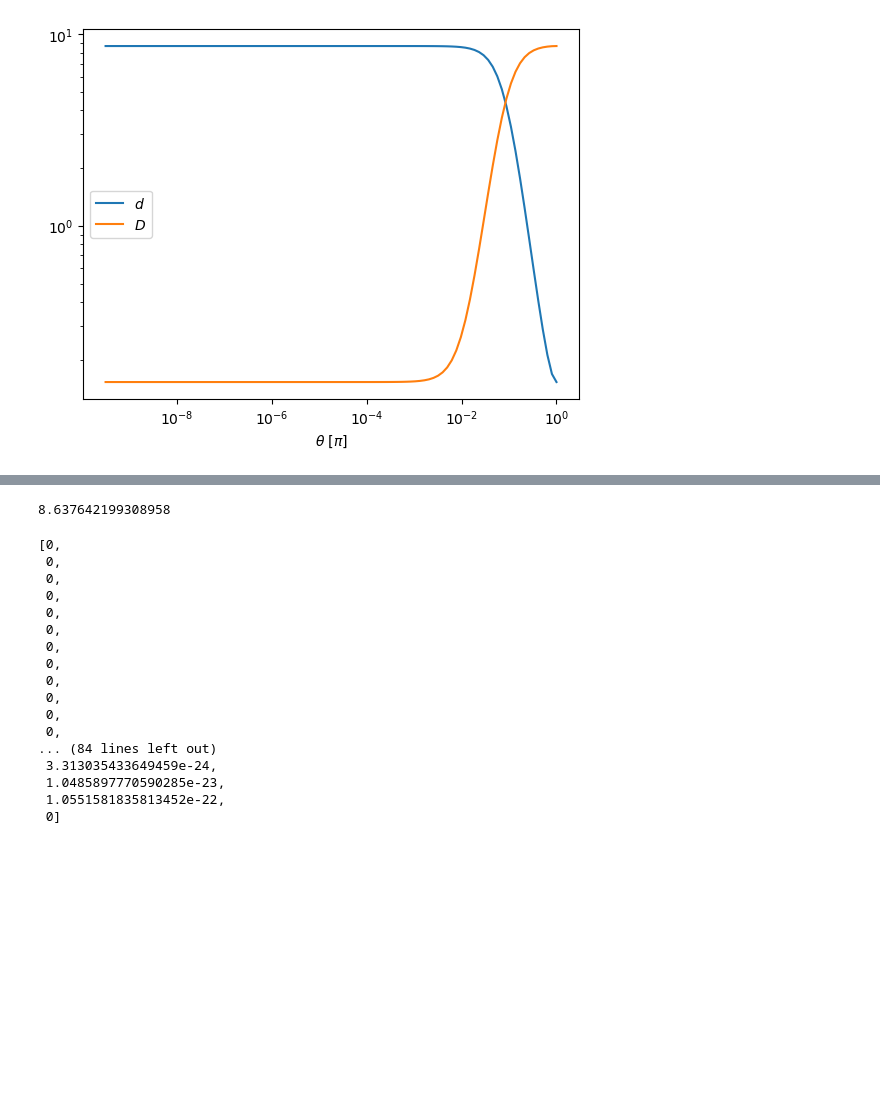
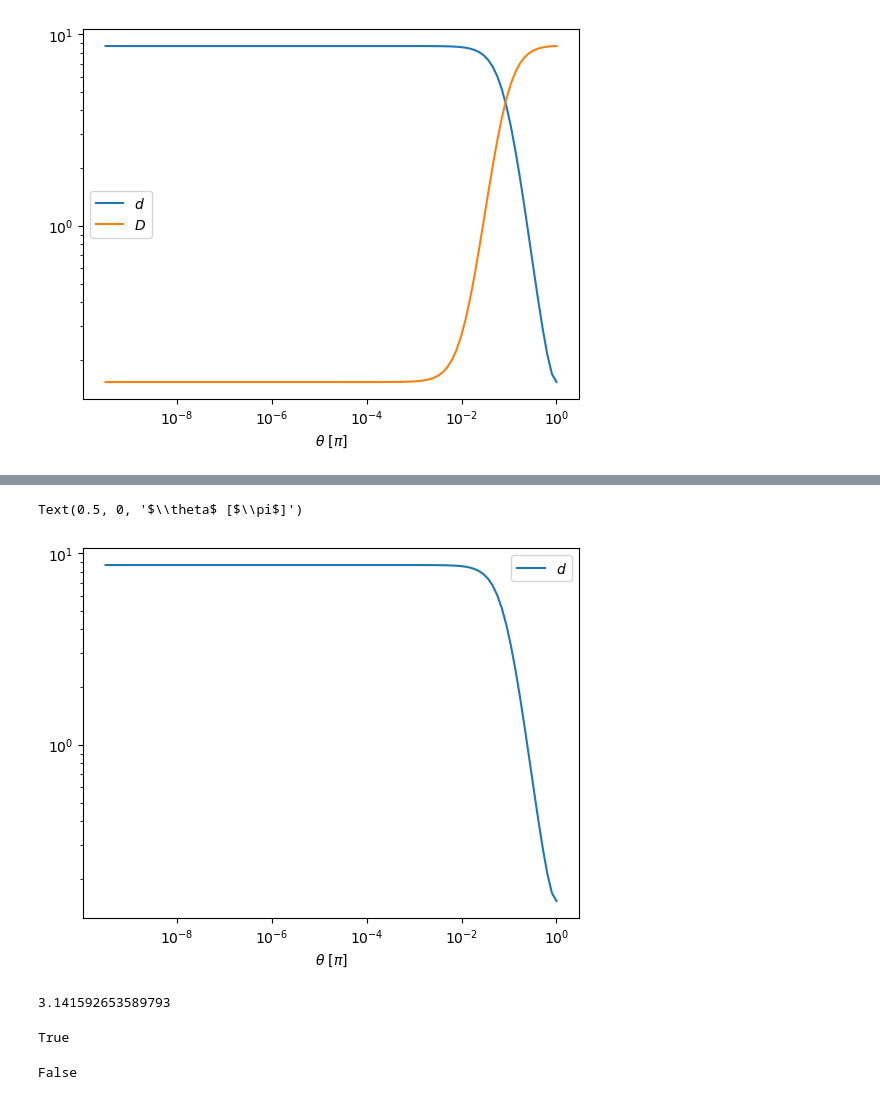
Before and after one commit to yenhsunlin/SNnuBDM2, a Jupyter notebook: src/snvbdm.ipynb, the cells around one changed output, grey strips where cells are left out. Saved outputs shown, nothing was run; the diff lists cells and outputs as text; code cells hidden in the pictures; blank space fills up the shorter version.

```diff
--- a/src/snvbdm.ipynb
+++ b/src/snvbdm.ipynb
@@ -588,24 +606,22 @@ Text(0, 0.5, '$\\pi$')
 # %%
-D_ls[-2]
+plt.plot(theta_ls/np.pi,d_ls,label='$d$')
+#plt.plot(theta_ls/np.pi,D_ls,label='$D$')
+plt.legend()
+plt.xscale('log')
+plt.yscale('log')
+plt.xlabel(r'$\theta$ [$\pi$]')
 # %% [output]
-8.637642199308958
+Text(0.5, 0, '$\\theta$ [$\\pi$]')
+[figure, added]
 # %%
-diffsigxv
+np.arccos(-1)
 # %% [output]
-[0,
- 0,
- 0,
- 0,
- 0,
- 0,
- 0,
- 0,
- 0,
- 0,
- 0,
- 0,
-... (84 lines left out)
- 3.313035433649459e-24,
- 1.0485897770590285e-23,
- 1.0551581835813452e-22,
- 0]
+3.141592653589793
+# %%
+np.isnan(phi_ls[2])
+# %% [output]
+True
+# %%
+True and False
+# %% [output]
+False
```
Also changed, not shown: parts of 7 cells of this notebook, 2 other files.
